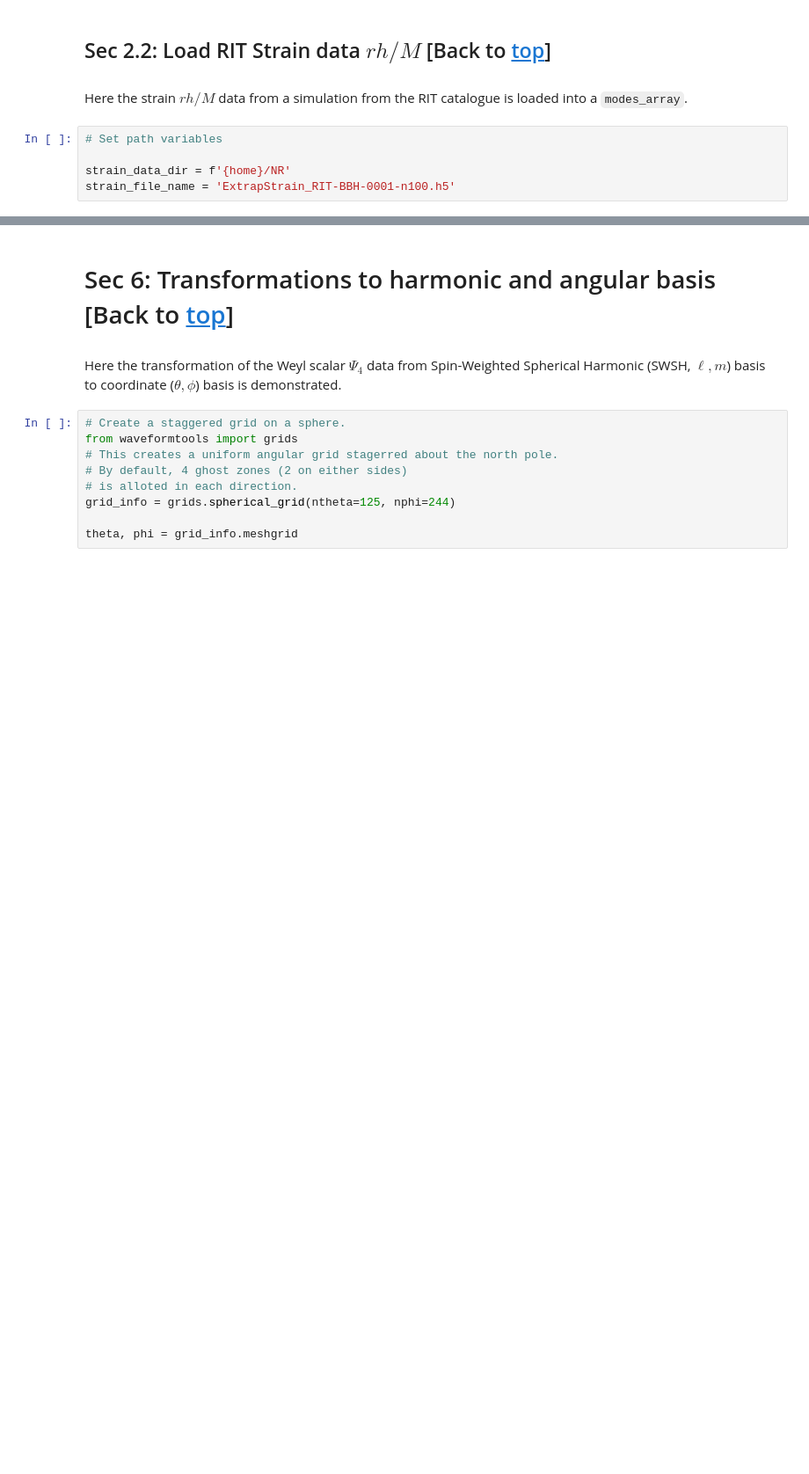
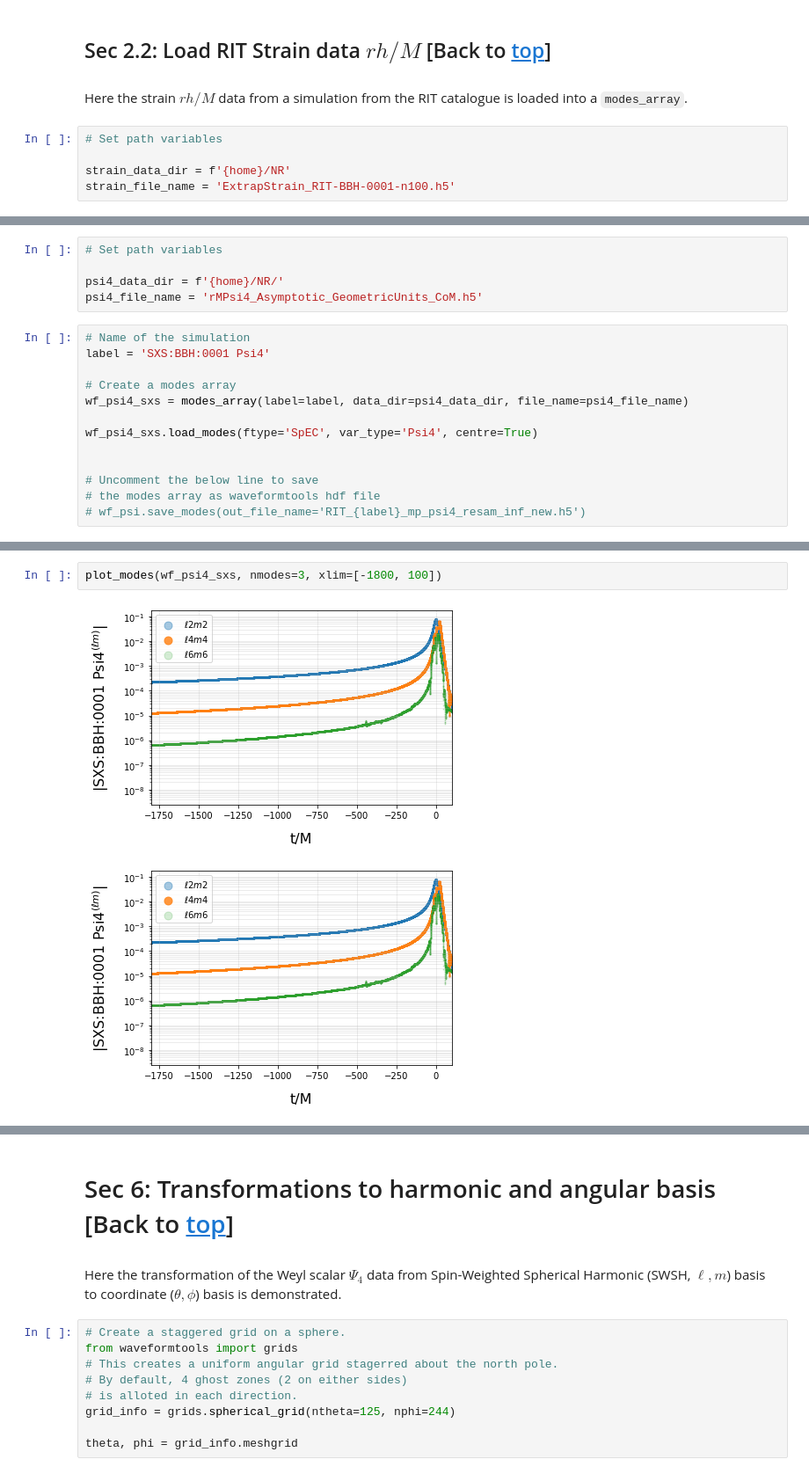
Before and after one commit to vaishakp/waveformtools, a Jupyter notebook: examples/notebooks/waveform_data_IO.ipynb, the cells around one changed output, grey strips where cells are left out. Shown at 88% size. Saved outputs shown, nothing was run; the diff lists cells and outputs as text; blank space fills up the shorter version.

```diff
--- a/examples/notebooks/waveform_data_IO.ipynb
+++ b/examples/notebooks/waveform_data_IO.ipynb
@@ -216,0 +345,18 @@ plot_modes(wf_strain, nmodes=3, xlim=[-600, 100])
+# %%
+# Set path variables
+
+psi4_data_dir = f'{home}/NR/'
+psi4_file_name = 'rMPsi4_Asymptotic_GeometricUnits_CoM.h5'
+# %%
+# Name of the simulation
+label = 'SXS:BBH:0001 Psi4'
+
+# Create a modes array
+wf_psi4_sxs = modes_array(label=label, data_dir=psi4_data_dir, file_name=psi4_file_name)
+
+wf_psi4_sxs.load_modes(ftype='SpEC', var_type='Psi4', centre=True)
+
+
+# Uncomment the below line to save
+# the modes array as waveformtools hdf file
+# wf_psi.save_modes(out_file_name='RIT_{label}_mp_psi4_resam_inf_new.h5')
@@ -216,0 +376,5 @@ plot_modes(wf_strain, nmodes=3, xlim=[-600, 100])
+# %%
+plot_modes(wf_psi4_sxs, nmodes=3, xlim=[-1800, 100])
+# %% [output]
+[figure, added]
+[figure, added]
```
Also changed, not shown: parts of 32 cells of this notebook, 2 other files.
